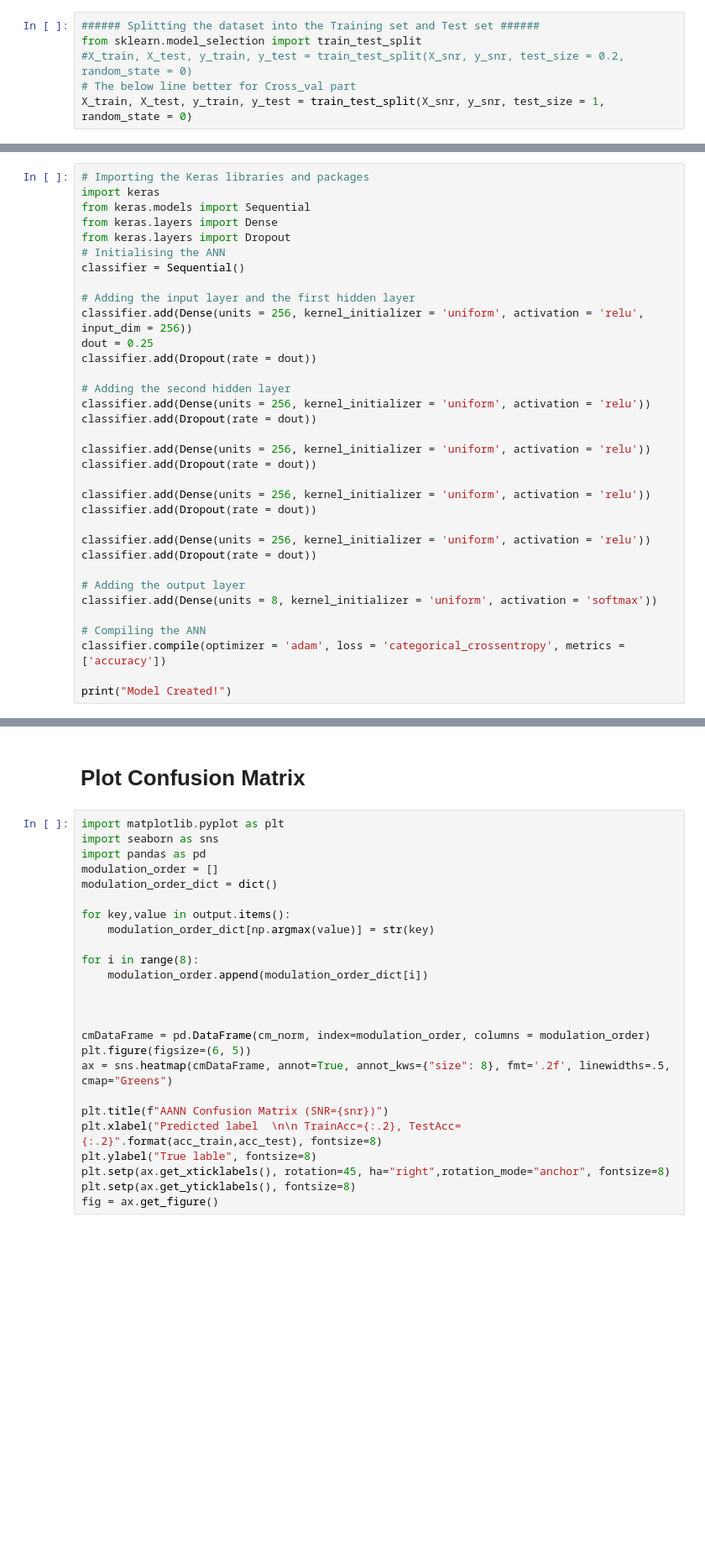
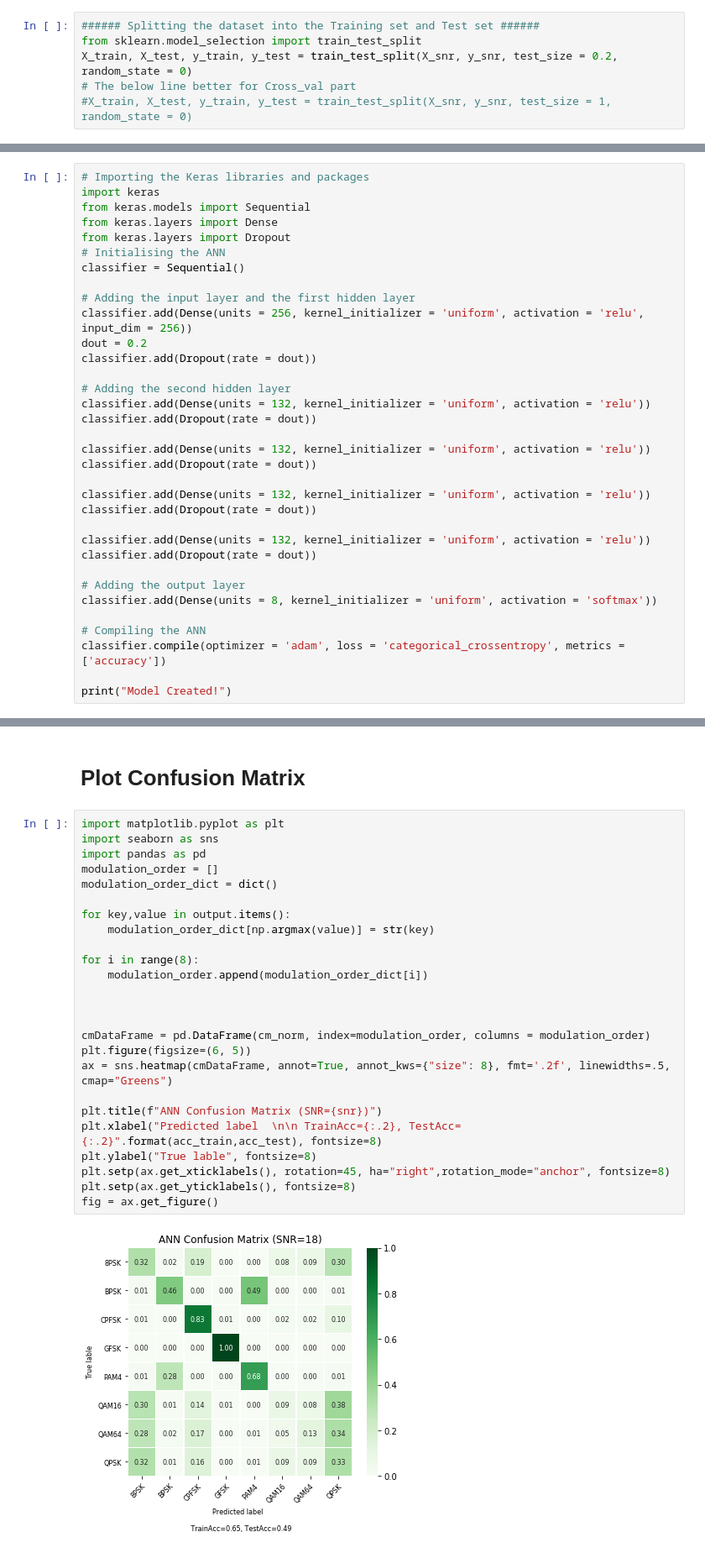
Before and after one commit to MohsenJadidi/MC, a Jupyter notebook: ANN.ipynb, the cells around one changed output, grey strips where cells are left out. Shown at 84% size. Cells and saved outputs as stored; diff of their text form; blank space fills up the shorter version.

```diff
--- a/ANN.ipynb
+++ b/ANN.ipynb
@@ -76,9 +80,9 @@ y_snr = np.array(y_snr)
 # %%
 ###### Splitting the dataset into the Training set and Test set ######
 from sklearn.model_selection import train_test_split
-#X_train, X_test, y_train, y_test = train_test_split(X_snr, y_snr, test_size = 0.2, random_state = 0)
+X_train, X_test, y_train, y_test = train_test_split(X_snr, y_snr, test_size = 0.2, random_state = 0)
 # The below line better for Cross_val part
-X_train, X_test, y_train, y_test = train_test_split(X_snr, y_snr, test_size = 1, random_state = 0)
+#X_train, X_test, y_train, y_test = train_test_split(X_snr, y_snr, test_size = 1, random_state = 0)
 # %%
 # Feature Scaling
 from sklearn.preprocessing import StandardScaler
@@ -98,20 +102,20 @@ classifier = Sequential()
 
 # Adding the input layer and the first hidden layer
 classifier.add(Dense(units = 256, kernel_initializer = 'uniform', activation = 'relu', input_dim = 256))
-dout = 0.25
+dout = 0.2
 classifier.add(Dropout(rate = dout))
 
 # Adding the second hidden layer
-classifier.add(Dense(units = 256, kernel_initializer = 'uniform', activation = 'relu'))
+classifier.add(Dense(units = 132, kernel_initializer = 'uniform', activation = 'relu'))
 classifier.add(Dropout(rate = dout))
 
-classifier.add(Dense(units = 256, kernel_initializer = 'uniform', activation = 'relu'))
+classifier.add(Dense(units = 132, kernel_initializer = 'uniform', activation = 'relu'))
 classifier.add(Dropout(rate = dout))
 
-classifier.add(Dense(units = 256, kernel_initializer = 'uniform', activation = 'relu'))
+classifier.add(Dense(units = 132, kernel_initializer = 'uniform', activation = 'relu'))
 classifier.add(Dropout(rate = dout))
 
-classifier.add(Dense(units = 256, kernel_initializer = 'uniform', activation = 'relu'))
+classifier.add(Dense(units = 132, kernel_initializer = 'uniform', activation = 'relu'))
 classifier.add(Dropout(rate = dout))
 
 # Adding the output layer
@@ -585,27 +390,29 @@ print('best_accuracy : ', best_accuracy)
 # %%
 import matplotlib.pyplot as plt
 import seaborn as sns
 import pandas as pd
 modulation_order = []
 modulation_order_dict = dict()
 
 for key,value in output.items():
     modulation_order_dict[np.argmax(value)] = str(key)
 
 for i in range(8):
     modulation_order.append(modulation_order_dict[i])
 
 
 
 cmDataFrame = pd.DataFrame(cm_norm, index=modulation_order, columns = modulation_order)
 plt.figure(figsize=(6, 5))
 ax = sns.heatmap(cmDataFrame, annot=True, annot_kws={"size": 8}, fmt='.2f', linewidths=.5, cmap="Greens")
 
-plt.title(f"AANN Confusion Matrix (SNR={snr})")
+plt.title(f"ANN Confusion Matrix (SNR={snr})")
 plt.xlabel("Predicted label  \n\n TrainAcc={:.2}, TestAcc={:.2}".format(acc_train,acc_test), fontsize=8)
 plt.ylabel("True lable", fontsize=8)
 plt.setp(ax.get_xticklabels(), rotation=45, ha="right",rotation_mode="anchor", fontsize=8)
 plt.setp(ax.get_yticklabels(), fontsize=8)
 fig = ax.get_figure()
+# %% [output]
+[figure, added]
 # %%
 dic = "/content/drive/My Drive/Colab Notebooks/"
```
Also changed, not shown: parts of 12 cells of this notebook.
